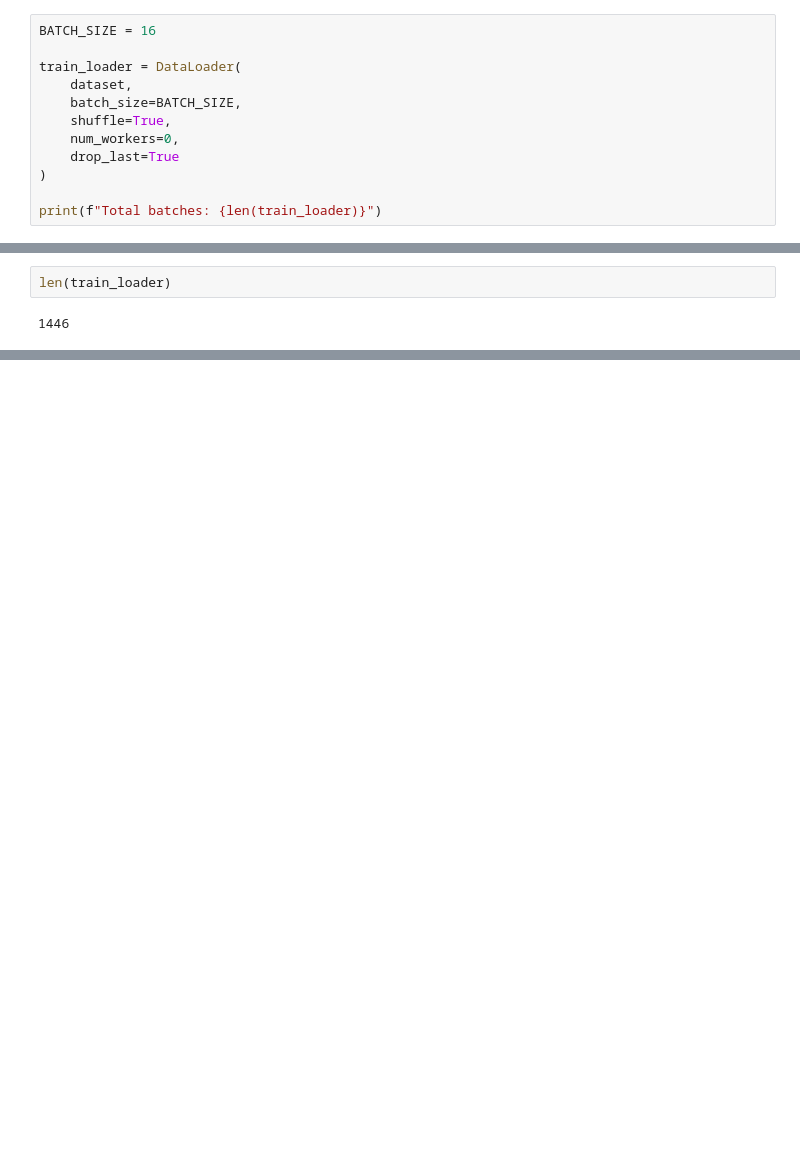
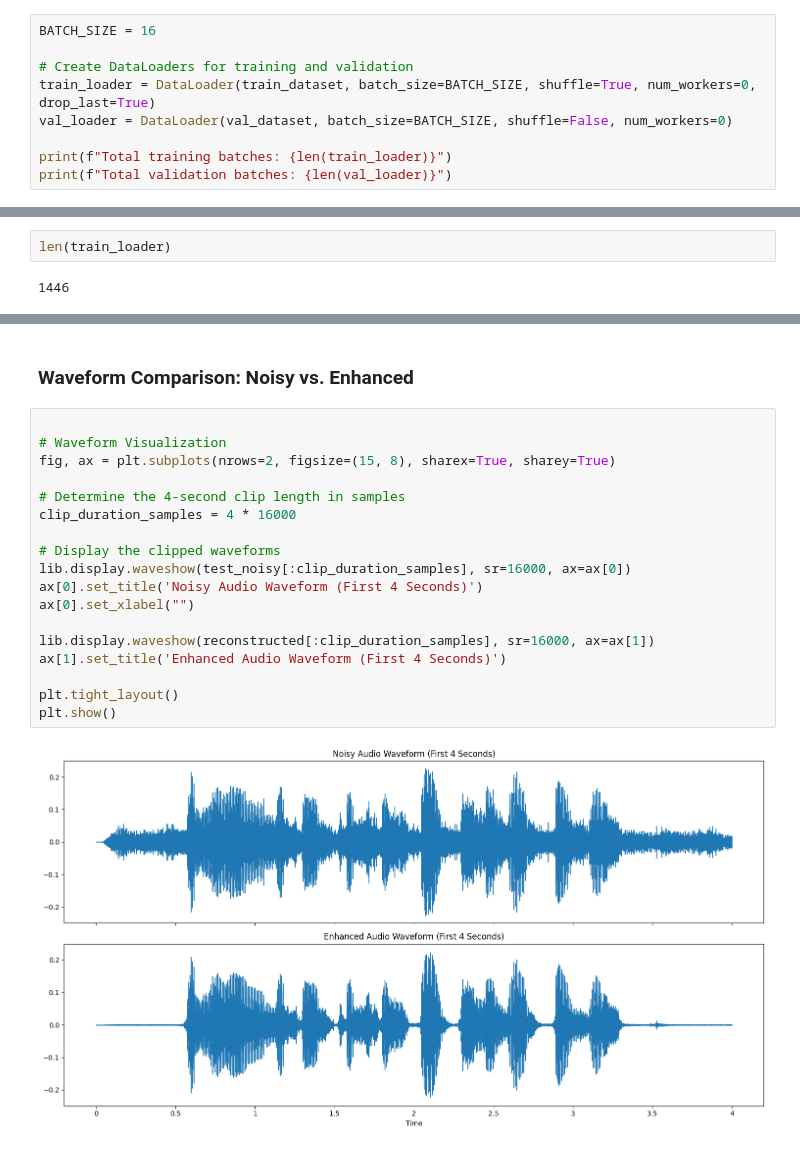
Before and after one commit to Unmasked-Ninjas/heraldfypdenoizer, a Jupyter notebook: fyp_denoizer.ipynb, the cells around one changed output, grey strips where cells are left out. Drawn from its saved outputs; the diff is of its cells as text; blank space fills up the shorter version.

```diff
--- a/fyp_denoizer.ipynb
+++ b/fyp_denoizer.ipynb
@@ -275,13 +333,10 @@ KeyboardInterrupt:
 # %%
 BATCH_SIZE = 16
 
-train_loader = DataLoader(
-    dataset,
-    batch_size=BATCH_SIZE,
-    shuffle=True,
-    num_workers=0,
-    drop_last=True
-)
+# Create DataLoaders for training and validation
+train_loader = DataLoader(train_dataset, batch_size=BATCH_SIZE, shuffle=True, num_workers=0, drop_last=True)
+val_loader = DataLoader(val_dataset, batch_size=BATCH_SIZE, shuffle=False, num_workers=0)
 
-print(f"Total batches: {len(train_loader)}")
+print(f"Total training batches: {len(train_loader)}")
+print(f"Total validation batches: {len(val_loader)}")
 # %% [output]
@@ -547,0 +663,22 @@ NameError: name 'model' is not defined
+# %% [markdown]
+### Waveform Comparison: Noisy vs. Enhanced
+# %%
+
+# Waveform Visualization
+fig, ax = plt.subplots(nrows=2, figsize=(15, 8), sharex=True, sharey=True)
+
+# Determine the 4-second clip length in samples
+clip_duration_samples = 4 * 16000
+
+# Display the clipped waveforms
+lib.display.waveshow(test_noisy[:clip_duration_samples], sr=16000, ax=ax[0])
+ax[0].set_title('Noisy Audio Waveform (First 4 Seconds)')
+ax[0].set_xlabel("")
+
+lib.display.waveshow(reconstructed[:clip_duration_samples], sr=16000, ax=ax[1])
+ax[1].set_title('Enhanced Audio Waveform (First 4 Seconds)')
+
+plt.tight_layout()
+plt.show()
+# %% [output]
+[figure, added]
```
Also changed, not shown: parts of 17 cells of this notebook, 7 other files.
